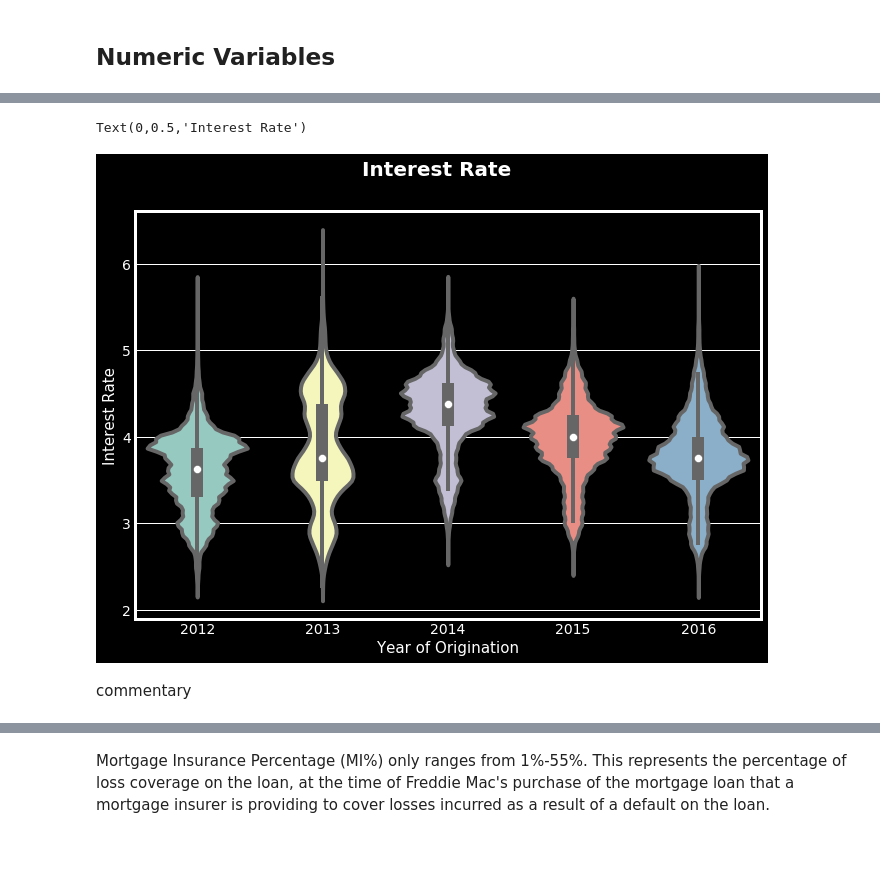
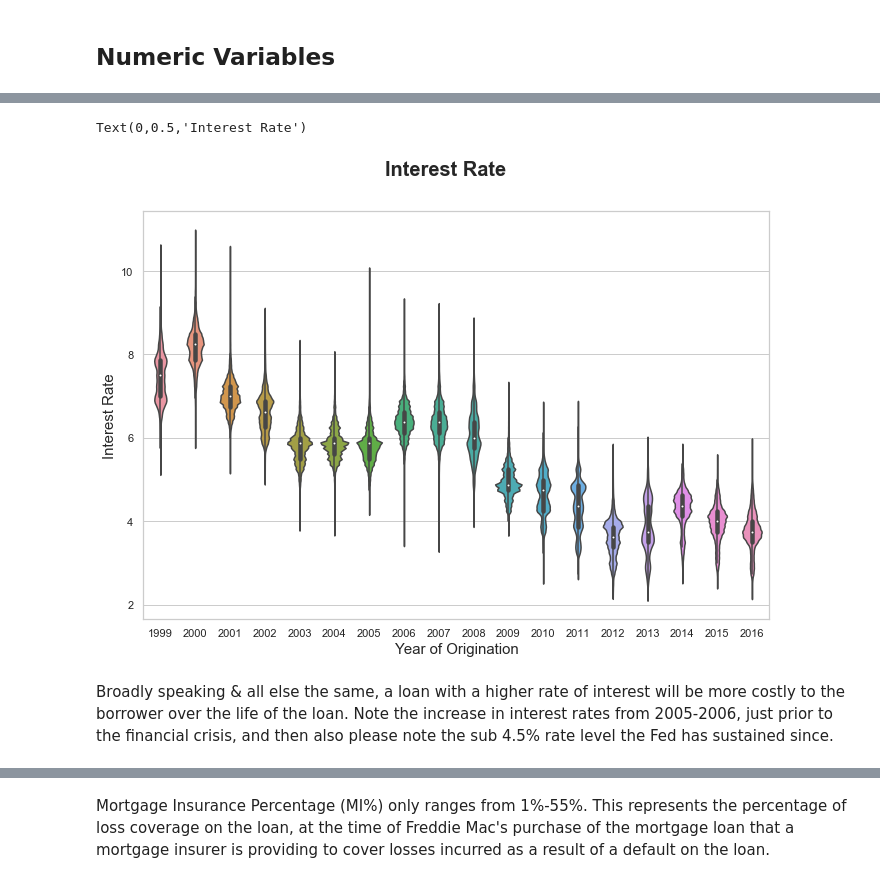
Before and after one commit to MitchellEwing/Freddie-Mac-Housing-Loans, a Jupyter notebook: Freddie-Mac-Single-Family-Loans.ipynb, the cells around one changed output, grey strips where cells are left out. Cells and saved outputs as stored; diff of their text form; code cells hidden in the pictures; blank space fills up the shorter version.

```diff
--- a/Freddie-Mac-Single-Family-Loans.ipynb
+++ b/Freddie-Mac-Single-Family-Loans.ipynb
@@ -390,6 +465,7 @@ Name: superConformingFlag, dtype: int64
 df1['metroArea'] = df1['metroArea'].fillna(0)
 df1['ppmFlag'] = df1['ppmFlag'].fillna('Y')
 df1['superConformingFlag'] = df1['superConformingFlag'].fillna('N')
+df1['postalCode'] = df1['postalCode'].fillna(0)
 
 df1.isnull().sum()
 # %% [output]
@@ -640,0 +786,11 @@ As previously seen, the amount of loans that ended up not being paid on time rep
+# %%
+# Set Aesthetics.
+plt.style.use('fivethirtyeight')
+plt.style.use('dark_background')
+plt.figure(figsize=(15, 5))
+
+# View over time.
+g = sns.countplot(x='year', data=dlq1)
+g.set_xlabel('')
+g.set_title('Delinquent Loans by Year of Origination')
+plt.show()
@@ -640,0 +799,11 @@ As previously seen, the amount of loans that ended up not being paid on time rep
+# %%
+# Set aesthetics.
+plt.style.use('fivethirtyeight')
+plt.style.use('dark_background')
+plt.figure(figsize=(15, 5))
+
+# View over time.
+g = sns.countplot(x='year', data=dlq0)
+g.set_xlabel('')
+g.set_title('Non-Delinquent Loans by Year of Origination')
+plt.show()
@@ -679,4 +850,6 @@ Text(0,0.5,'')
 # %%
+# Aesthetics.
+sns.set(style='whitegrid')
 f, ax = plt.subplots(1, 1, figsize=(10, 7))
 
 # Title.
@@ -685,7 +858,7 @@ f.suptitle('Credit Scores', fontsize=20, weight='bold')
 # Violinplot.
 sns.violinplot(data=df, x='year', y='credit_score', ax=ax)
 
-# Axis label.s
+# Axis labels.
 ax.set_xlabel('Year of Origination', size=15)
 ax.set_ylabel('FICO Score', size=15)
 # %% [output]
@@ -715,20 +890,22 @@ Text(0,0.5,'')
 # %%
+# Aesthetics.
+sns.set(style='whitegrid')
 f, ax = plt.subplots(1, 1, figsize=(10, 7))
 
 # Title.
 f.suptitle('Interest Rate', fontsize=20, weight='bold')
 
 # Violinplot.
 sns.violinplot(data=df, x='year', y='int_rate', ax=ax)
 
 # Axis label.s
 ax.set_xlabel('Year of Origination', size=15)
 ax.set_ylabel('Interest Rate', size=15)
 # %% [output]
 Text(0,0.5,'Interest Rate')
-[figure, old version]
+[figure, new version]
-# %% [markdown]
-commentary
+# %% [markdown]
+Broadly speaking & all else the same, a loan with a higher rate of interest will be more costly to the borrower over the life of the loan. Note the increase in interest rates from 2005-2006, just prior to the financial crisis, and then also please note the sub 4.5% rate level the Fed has sustained since.
 # %%
 # Set aesthetics.
 plt.style.use('dark_background')
```
Also changed, not shown: parts of 121 cells of this notebook.
